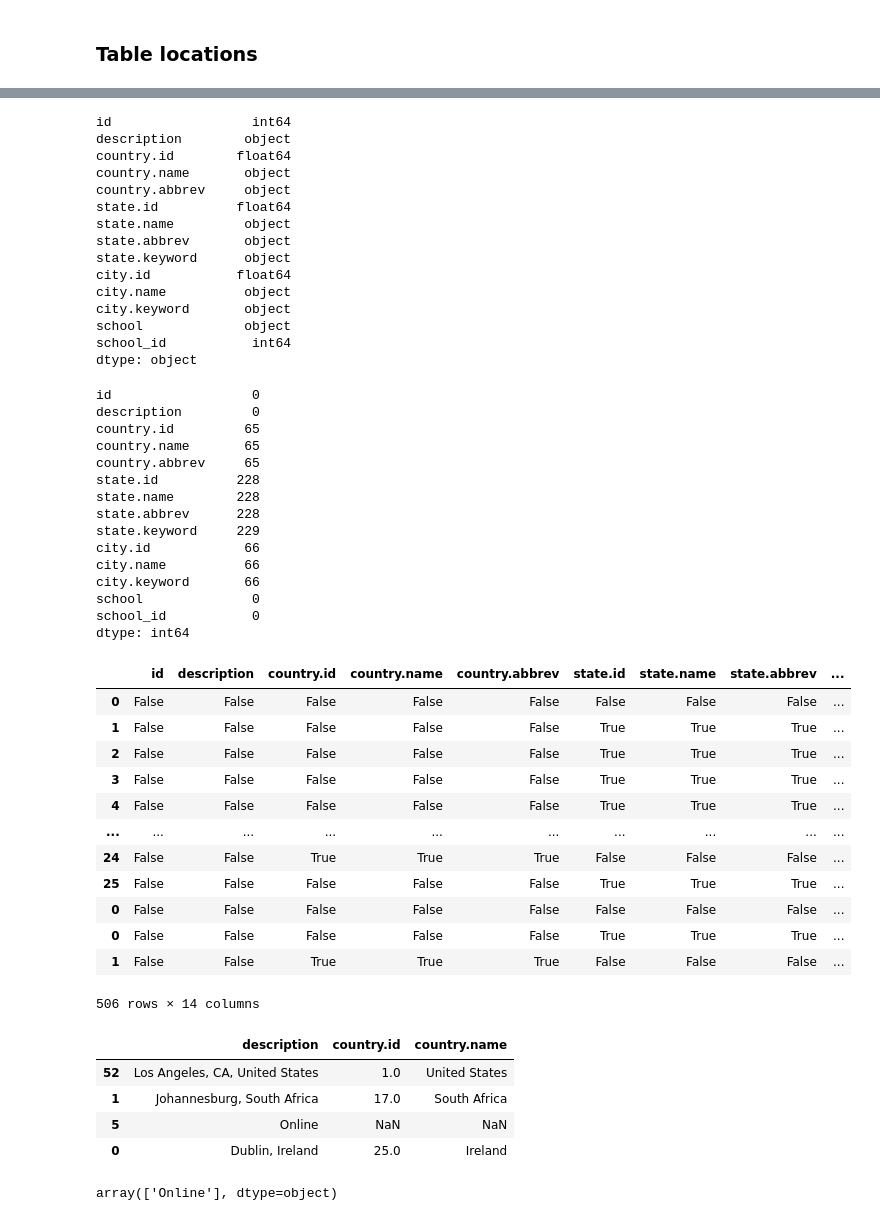
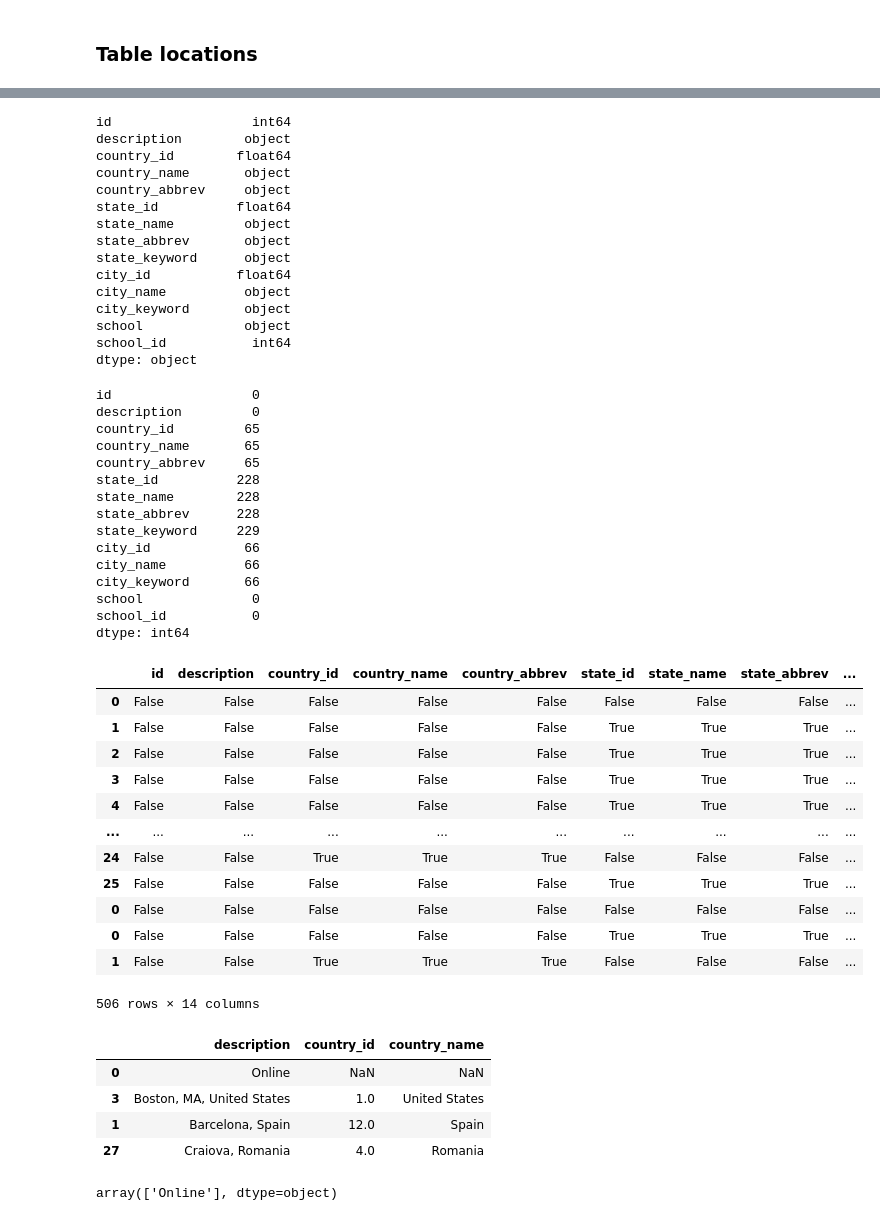
Before and after one commit to aboyalejandro/sql_project, a Jupyter notebook: sql_project_code.ipynb, the cells around one changed output, grey strips where cells are left out. Saved outputs shown, nothing was run; the diff lists cells and outputs as text; code cells hidden in the pictures.

```diff
--- a/sql_project_code.ipynb
+++ b/sql_project_code.ipynb
@@ -606,0 +611,2 @@ locations.sample(5)
+# %%
+locations.columns = locations.columns.str.replace('.', '_')
@@ -609,16 +624,16 @@ locations.dtypes
 # %% [output]
 id                  int64
 description        object
-country.id        float64
-country.name       object
-country.abbrev     object
-state.id          float64
-state.name         object
-state.abbrev       object
-state.keyword      object
-city.id           float64
-city.name          object
-city.keyword       object
+country_id        float64
+country_name       object
+country_abbrev     object
+state_id          float64
+state_name         object
+state_abbrev       object
+state_keyword      object
+city_id           float64
+city_name          object
+city_keyword       object
 school             object
 school_id           int64
 dtype: object
@@ -628,23 +643,23 @@ locations.isnull().sum()
 # %% [output]
 id                  0
 description         0
-country.id         65
-country.name       65
-country.abbrev     65
-state.id          228
-state.name        228
-state.abbrev      228
-state.keyword     229
-city.id            66
-city.name          66
-city.keyword       66
+country_id         65
+country_name       65
+country_abbrev     65
+state_id          228
+state_name        228
+state_abbrev      228
+state_keyword     229
+city_id            66
+city_name          66
+city_keyword       66
 school              0
 school_id           0
 dtype: int64
 # %%
 locations.isna()
 # %% [output]
-|  | id | description | country.id | country.name | country.abbrev | state.id | state.name | state.abbrev | ... |
+|  | id | description | country_id | country_name | country_abbrev | state_id | state_name | state_abbrev | ... |
 | 0 | False | False | False | False | False | False | False | False | ... |
 | 1 | False | False | False | False | False | True | True | True | ... |
 | 2 | False | False | False | False | False | True | True | True | ... |
@@ -658,12 +673,12 @@ locations.isna()
 | 1 | False | False | True | True | True | False | False | False | ... |
 506 rows × 14 columns
 # %%
-locations[['description','country.id','country.name']].sample(4)
+locations[['description','country_id','country_name']].sample(4)
 #Empty conuntries is bevause is online
 # %% [output]
-|  | description | country.id | country.name |
-| 52 | Los Angeles, CA, United States | 1.0 | United States |
-| 1 | Johannesburg, South Africa | 17.0 | South Africa |
-| 5 | Online | NaN | NaN |
-| 0 | Dublin, Ireland | 25.0 | Ireland |
+|  | description | country_id | country_name |
+| 0 | Online | NaN | NaN |
+| 3 | Boston, MA, United States | 1.0 | United States |
+| 1 | Barcelona, Spain | 12.0 | Spain |
+| 27 | Craiova, Romania | 4.0 | Romania |
 # %%
```
Also changed, not shown: parts of 20 cells of this notebook.
